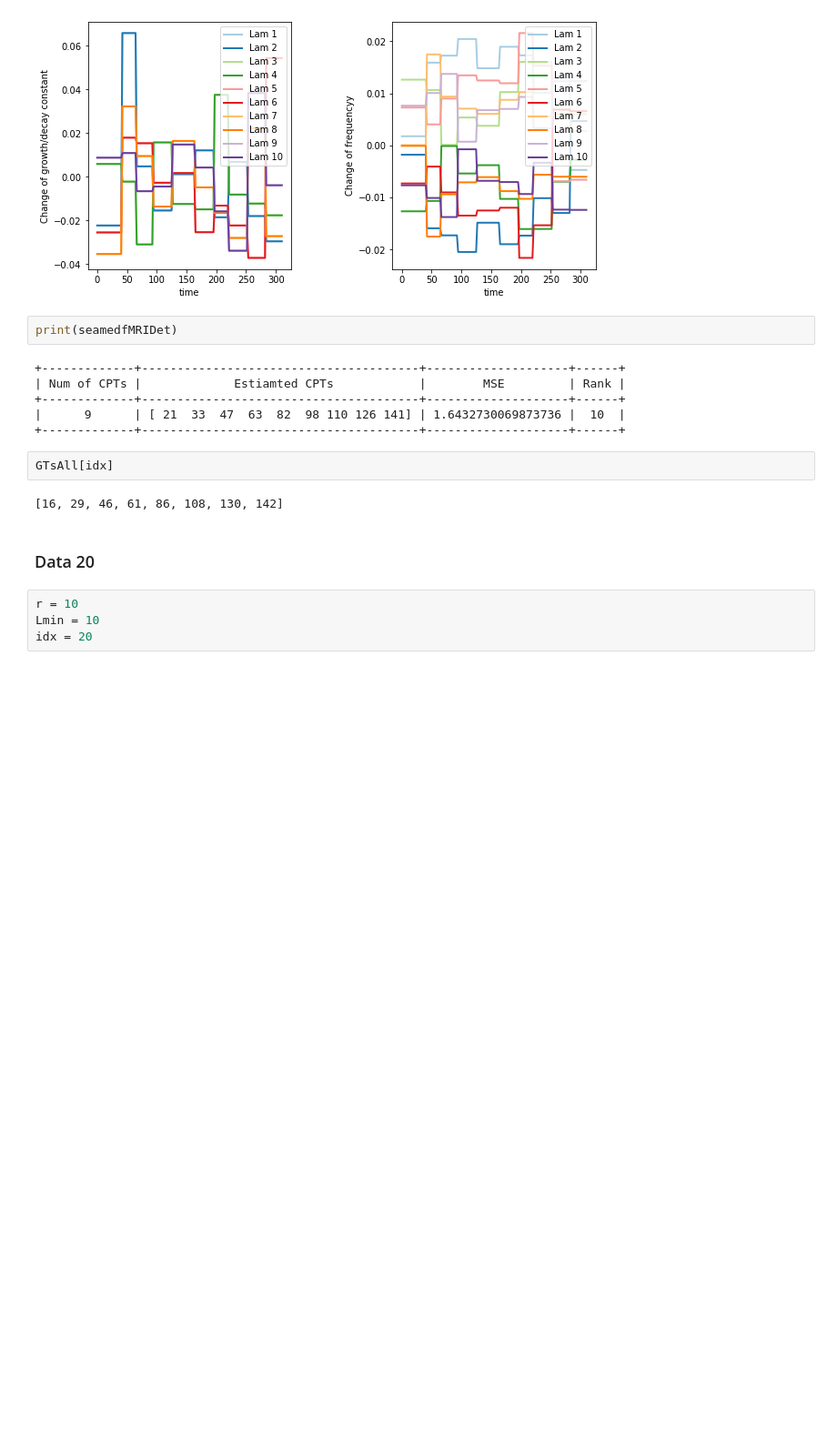
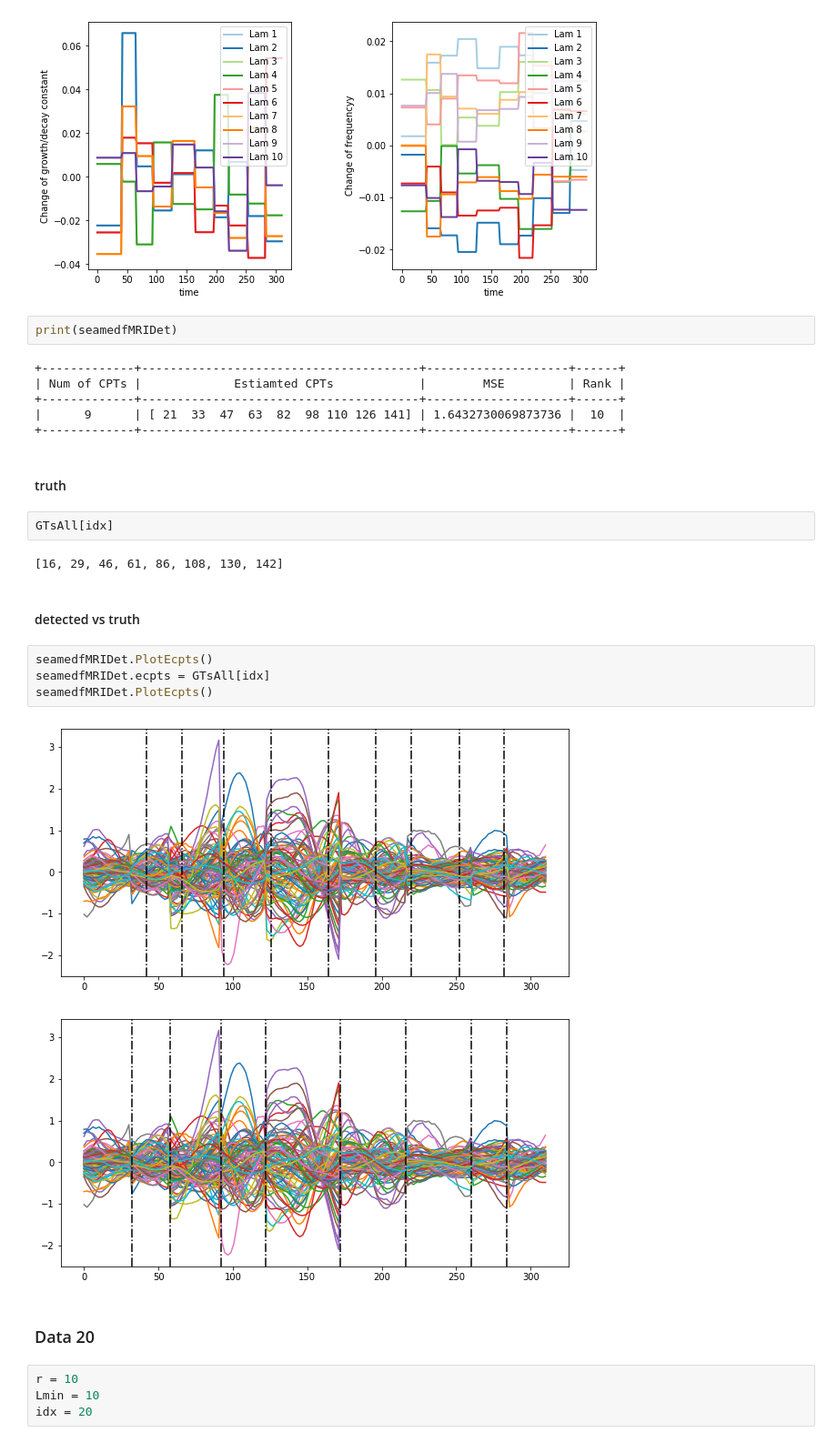
Before and after one commit to JINhuaqing/TVDN-simu, a Jupyter notebook: realdata/fMRIHPF0929.ipynb, the cells around one changed output. Shown at 91% size. Cells and saved outputs as stored; diff of their text form; blank space fills up the shorter version.

```diff
--- a/realdata/fMRIHPF0929.ipynb
+++ b/realdata/fMRIHPF0929.ipynb
@@ -478,10 +474,21 @@ print(seamedfMRIDet)
 +-------------+---------------------------------------+--------------------+------+
 |      9      | [ 21  33  47  63  82  98 110 126 141] | 1.6432730069873736 |  10  |
 +-------------+---------------------------------------+--------------------+------+
+# %% [markdown]
+#### truth
 # %%
 GTsAll[idx]
 # %% [output]
 [16, 29, 46, 61, 86, 108, 130, 142]
+# %% [markdown]
+#### detected vs truth
+# %%
+seamedfMRIDet.PlotEcpts()
+seamedfMRIDet.ecpts = GTsAll[idx]
+seamedfMRIDet.PlotEcpts()
+# %% [output]
+[figure, added]
+[figure, added]
 # %% [markdown]
 ### Data 20
 # %%
```
Also changed, not shown: parts of 9 cells of this notebook.
